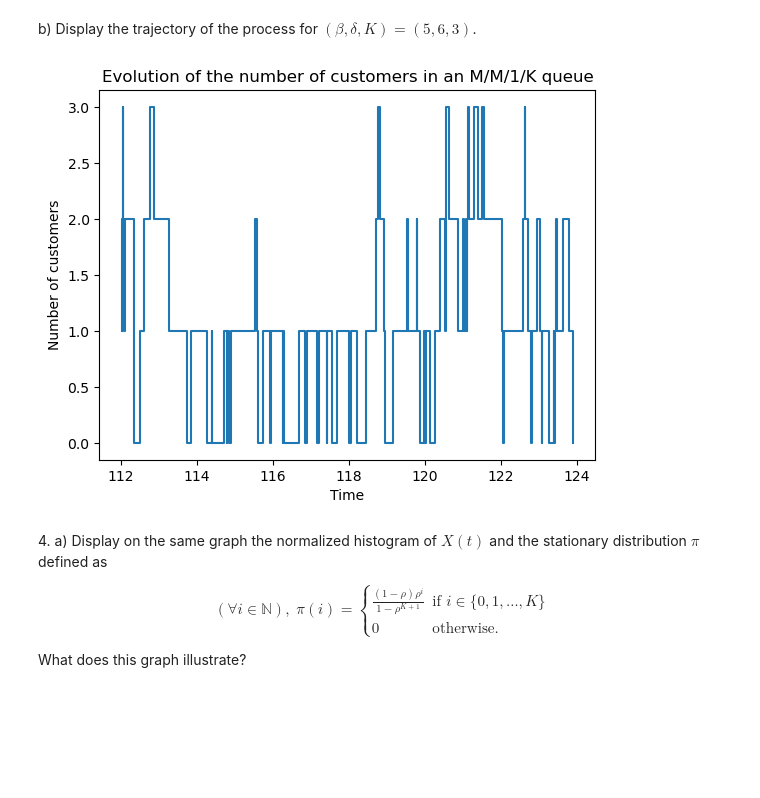
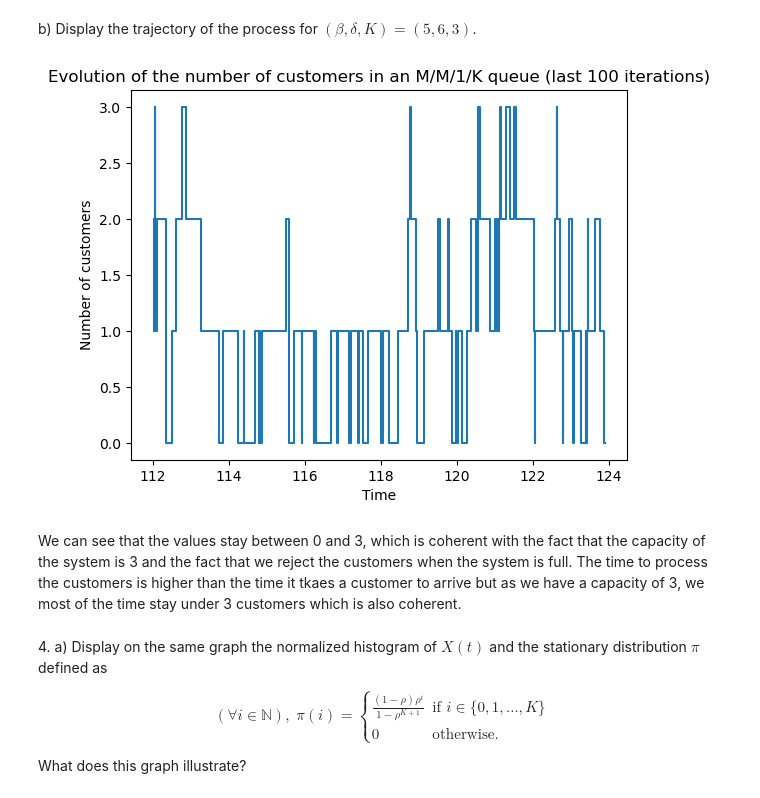
Before and after one commit to benech17/Markov-Chains-SDIA, a Jupyter notebook: lab2_markov_students/lab2_markov_students/lab2_notebook.ipynb, the cells around one changed output. Saved outputs shown, nothing was run; the diff lists cells and outputs as text; code cells hidden in the pictures; blank space fills up the shorter version.

```diff
--- a/lab2_markov_students/lab2_markov_students/lab2_notebook.ipynb
+++ b/lab2_markov_students/lab2_markov_students/lab2_notebook.ipynb
@@ -181,12 +186,2 @@ plt.show()
 # %% [markdown]
 b) Empirically evaluate the average number of customers, whose value should be close close to the theoretical value $\frac{\rho}{1-\rho}$ (see Definition 2.3 p. 2 in lecture 5).
-# %%
-N=400
-X_mean=np.zeros(N)
-for i in range(N):
-    T,X=run_mm1inf(beta,delta,i,niter)
-    X_mean[i]=np.mean(X)
-
-
-print('Theoretical mean: ',rho/(1-rho))
-print('Empirical mean: ',np.mean(X_mean))
@@ -195,0 +188,20 @@ Empirical mean:  5.395294705294705
+# %%
+#we compute the mean of the number of customers in the queue, pondering by the time spent in each state, and take the mean of this value over 400 simulations
+N=400
+X_mean=np.zeros(N)
+X_means=np.zeros(N)
+for i in range(N):
+    T,X=run_mm1inf(beta,delta,i,niter)
+    x_times=np.zeros(int(max(X))+1)
+    for j in range(1,len(X)):
+        x_times[int(X[j-1])]+=T[j]-T[j-1]
+    X_mean[i]=np.dot(x_times,range(int(max(X))+1))/sum(x_times)
+    X_means[i]=np.mean(X_mean[:i+1]) #we compute the mean of the mean values at each iteration
+#plot the consecutive mean values
+plt.plot(range(N),X_means-rho/(1-rho))
+plt.xlabel('Simulation number')
+plt.ylabel('Difference between empirical and theoretical mean')
+plt.title('Convergence of the empirical mean to the theoretical mean')
+
+print('Theoretical mean: ',rho/(1-rho))
+print('Empirical mean final: ',np.mean(X_mean))
@@ -250,18 +268,20 @@ b) Display the trajectory of the process for $(\beta,\delta, K) = (5, 6, 3)$.
 # %%
 beta=5
 delta=6
 rng=10
 niter=1000
 K=3
 T,X=run_mm1K(beta,delta,rng,niter,K)
 plt.step(T[-100:],X[-100:])
 #set y values_dict as [0,1,2,3]
 plt.xlabel('Time')
 plt.ylabel('Number of customers')
-plt.title('Evolution of the number of customers in an M/M/1/K queue')
+plt.title('Evolution of the number of customers in an M/M/1/K queue (last 100 iterations)')
 plt.show()
 # %% [output]
-[figure, old version]
+[figure, new version]
+# %% [markdown]
+We can see that the values stay between 0 and 3, which is coherent with the fact that the capacity of the system is 3 and the fact that we reject the customers when the system is full. The time to process the customers is higher than the time it tkaes a customer to arrive but as we have a capacity of 3, we most of the time stay under 3 customers which is also coherent.
 # %% [markdown]
 4\. a) Display on the same graph the normalized histogram of $X(t)$ and the stationary distribution $\pi$ defined as
 
```
Also changed, not shown: parts of 17 cells of this notebook.
